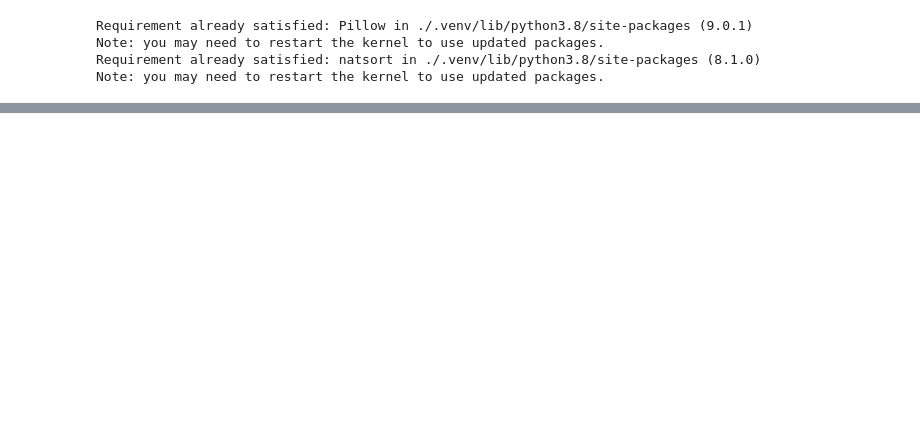
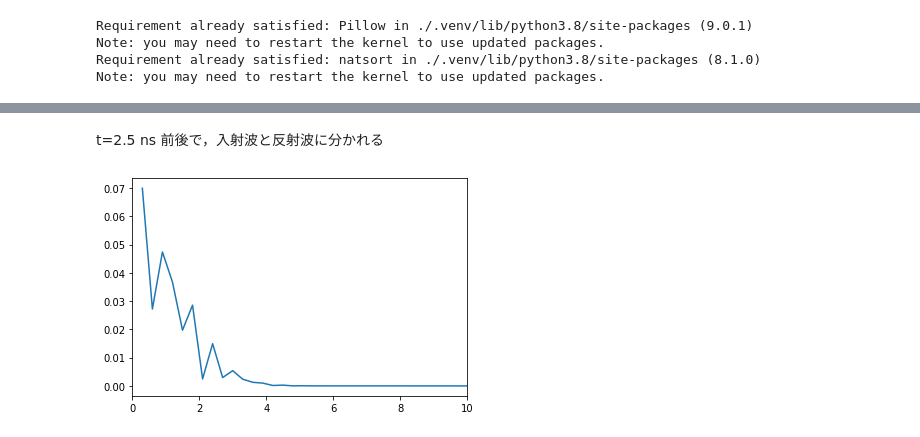
Before and after one commit to yn4k4nishi/MyFDTD, a Jupyter notebook: 1D.ipynb, the cells around one changed output, grey strips where cells are left out. Saved outputs shown, nothing was run; the diff lists cells and outputs as text; code cells hidden in the pictures; blank space fills up the shorter version.

```diff
--- a/1D.ipynb
+++ b/1D.ipynb
@@ -203,0 +224,17 @@ Note: you may need to restart the kernel to use updated packages.
+# %% [markdown]
+t=2.5 ns 前後で，入射波と反射波に分かれる
+# %%
+ex_in  = ex_t[:450]
+ex_ref = ex_t[450:850]
+
+N = 500
+
+F = np.fft.fft(ex_ref)
+freq = np.fft.fftfreq(N, d=dt) / 1e9
+amp = np.abs(F/(N/2))
+
+plt.plot(freq[1:int(N/2)], amp[1:int(N/2)])
+plt.xlim(0,10)
+plt.show()
+# %% [output]
+[figure, added]
```
Also changed, not shown: parts of 9 cells of this notebook, 3 other files.
